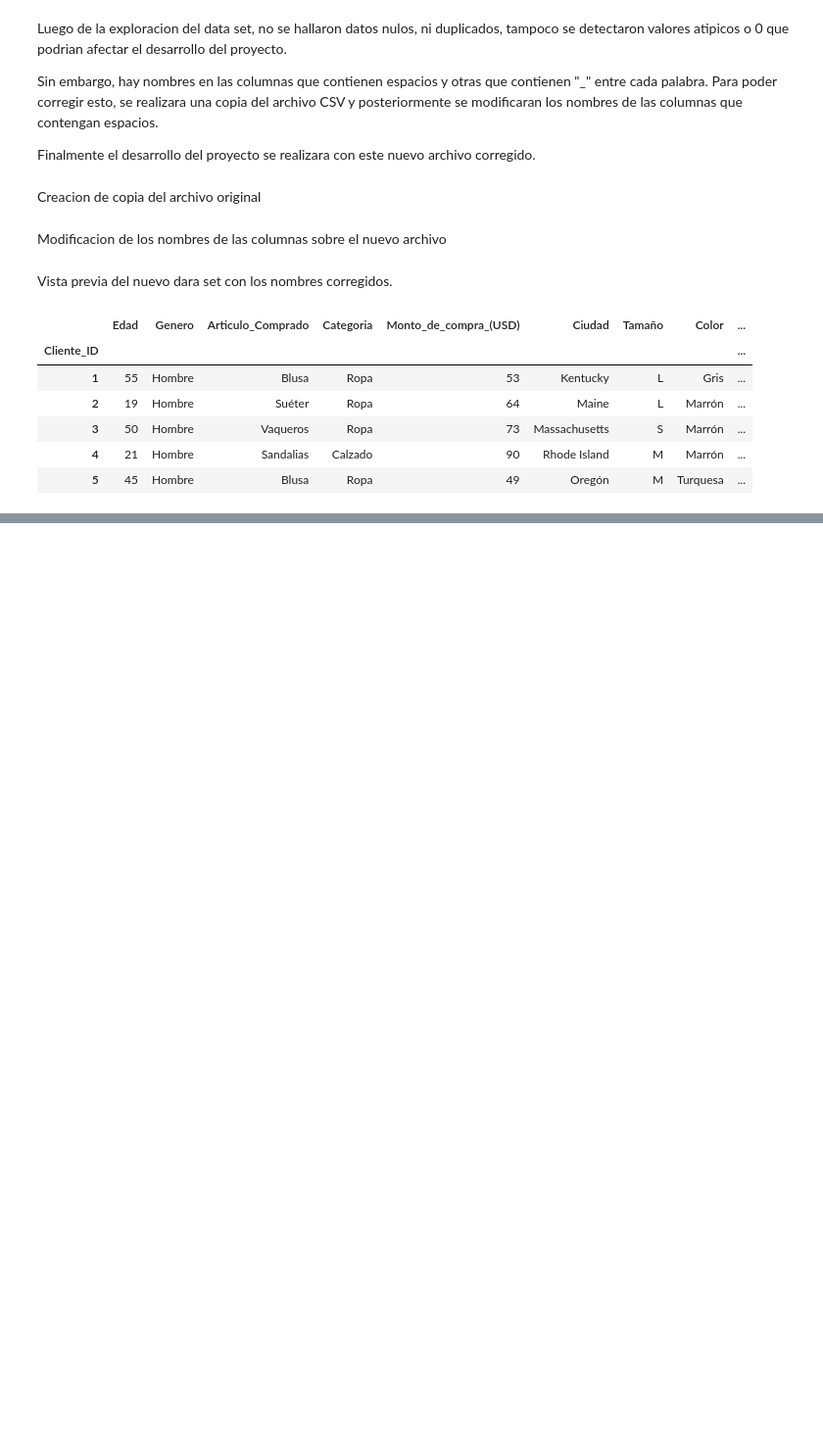
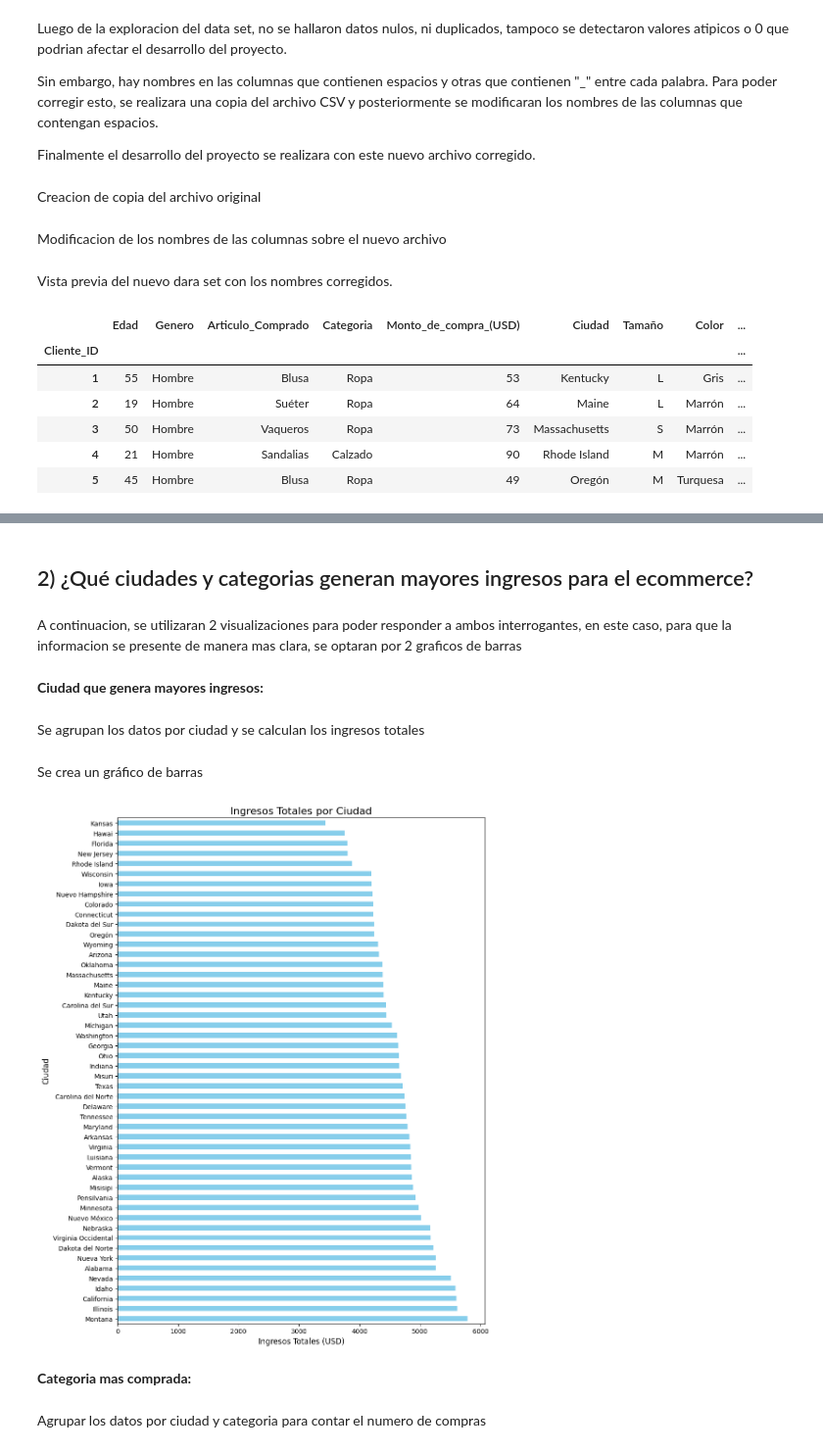
Before and after one commit to Patriciol03/Analisis_tendencias_de_compras, a Jupyter notebook: Proyecto_Tend_de_compras.ipynb, the cells around one changed output, grey strips where cells are left out. Shown: that part at 98% size. Saved outputs shown, nothing was run; the diff lists cells and outputs as text; code cells hidden in the pictures; blank space fills up the shorter version.

```diff
--- a/Proyecto_Tend_de_compras.ipynb
+++ b/Proyecto_Tend_de_compras.ipynb
@@ -370,0 +427,27 @@ df_tend_de_compras_corregido.head()
+# %% [markdown]
+## 2) ¿Qué ciudades y categorias generan mayores ingresos para el ecommerce?
+# %% [markdown]
+A continuacion, se utilizaran 2 visualizaciones para poder responder a ambos interrogantes, en este caso, para que la informacion se presente de manera mas clara, se optaran por 2 graficos de barras
+# %% [markdown]
+**Ciudad que genera mayores ingresos:**
+# %% [markdown]
+Se agrupan los datos por ciudad y se calculan los ingresos totales
+# %%
+ingresos_por_ciudad = df_tend_de_compras_corregido.groupby('Ciudad')['Monto_de_compra_(USD)'].sum().sort_values(ascending=False)
+# %% [markdown]
+Se crea un gráfico de barras
+# %%
+plt.figure(figsize=(10, 12))
+ingresos_por_ciudad.plot(kind='barh', color='skyblue')
+
+#Se ajustan las etiquetas
+plt.title('Ingresos Totales por Ciudad', fontsize=16)
+plt.xlabel('Ingresos Totales (USD)', fontsize=12)
+plt.ylabel('Ciudad', fontsize=12)
+plt.tight_layout()
+# %% [output]
+[figure, added]
+# %% [markdown]
+**Categoria mas comprada:**
+# %% [markdown]
+Agrupar los datos por ciudad y categoria para contar el numero de compras
```
Also changed, not shown: parts of 40 cells of this notebook.
